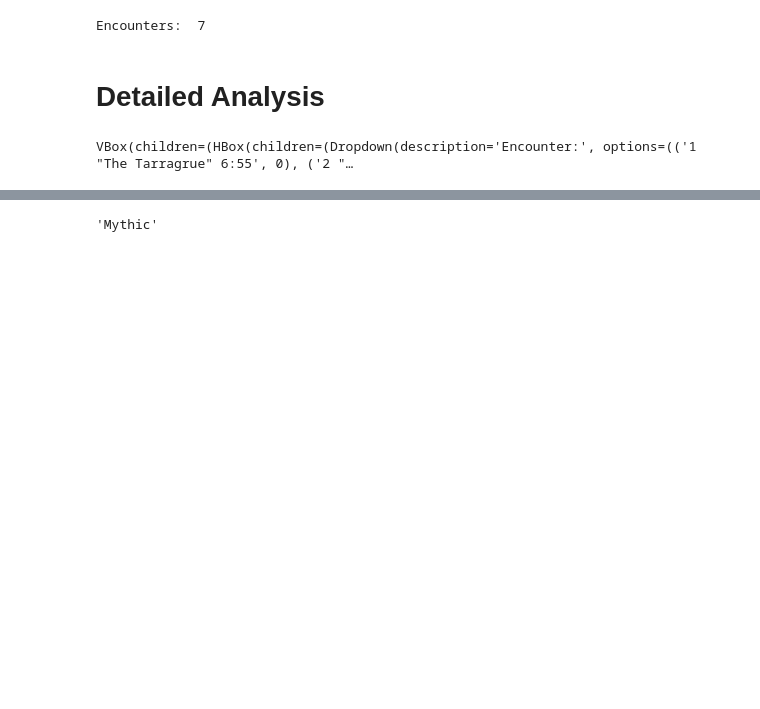
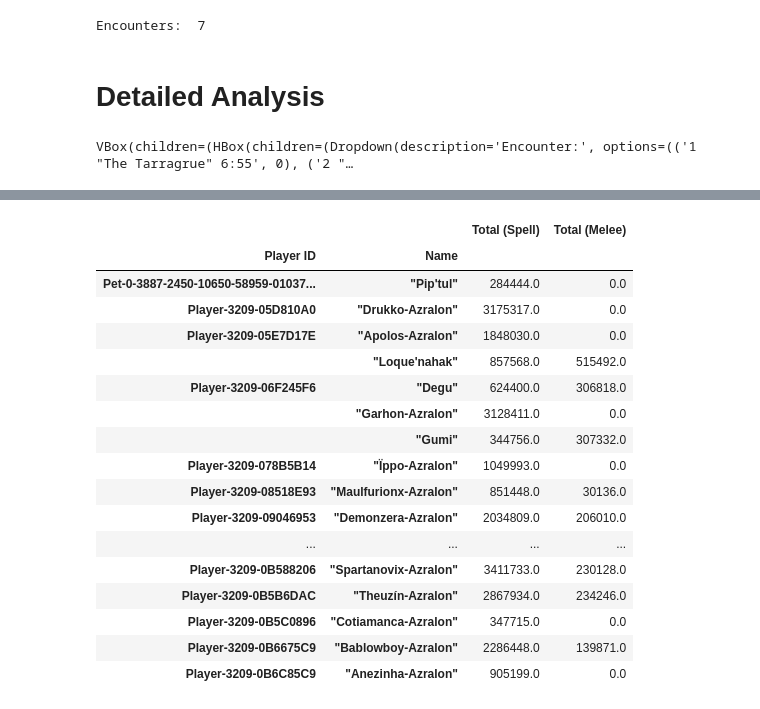
Before and after one commit to mjsmagalhaes/examples-datascience, a Jupyter notebook: wow_log.ipynb, the cells around one changed output, grey strips where cells are left out. Cells and saved outputs as stored; diff of their text form; code cells hidden in the pictures; blank space fills up the shorter version.

```diff
--- a/wow_log.ipynb
+++ b/wow_log.ipynb
@@ -124,4 +92,0 @@ str(date.timedelta(microseconds = int(e.end[6]) * 1000))
-# %%
-'{0.difficulty}'.format(e)
-# %% [output]
-'Mythic'
@@ -127,0 +102,23 @@ str(date.timedelta(microseconds = int(e.end[6]) * 1000))
+# %%
+dmg['Player ID'] = dmg['Player ID'].fillna(dmg['Unit ID'])
+dmg = dmg.fillna(0)
+dmg.groupby(['Player ID', 'Name']).sum()
+# %% [output]
+|  |  | Total (Spell) | Total (Melee) |
+| Player ID | Name |  |  |
+| Pet-0-3887-2450-10650-58959-01037... | "Pip'tul" | 284444.0 | 0.0 |
+| Player-3209-05D810A0 | "Drukko-Azralon" | 3175317.0 | 0.0 |
+| Player-3209-05E7D17E | "Apolos-Azralon" | 1848030.0 | 0.0 |
+|  | "Loque'nahak" | 857568.0 | 515492.0 |
+| Player-3209-06F245F6 | "Degu" | 624400.0 | 306818.0 |
+|  | "Garhon-Azralon" | 3128411.0 | 0.0 |
+|  | "Gumi" | 344756.0 | 307332.0 |
+| Player-3209-078B5B14 | "Ïppo-Azralon" | 1049993.0 | 0.0 |
+| Player-3209-08518E93 | "Maulfurionx-Azralon" | 851448.0 | 30136.0 |
+| Player-3209-09046953 | "Demonzera-Azralon" | 2034809.0 | 206010.0 |
+| ... | ... | ... | ... |
+| Player-3209-0B588206 | "Spartanovix-Azralon" | 3411733.0 | 230128.0 |
+| Player-3209-0B5B6DAC | "Theuzín-Azralon" | 2867934.0 | 234246.0 |
+| Player-3209-0B5C0896 | "Cotiamanca-Azralon" | 347715.0 | 0.0 |
+| Player-3209-0B6675C9 | "Bablowboy-Azralon" | 2286448.0 | 139871.0 |
+| Player-3209-0B6C85C9 | "Anezinha-Azralon" | 905199.0 | 0.0 |
```
Also changed, not shown: parts of 9 cells of this notebook, 1 other file.
